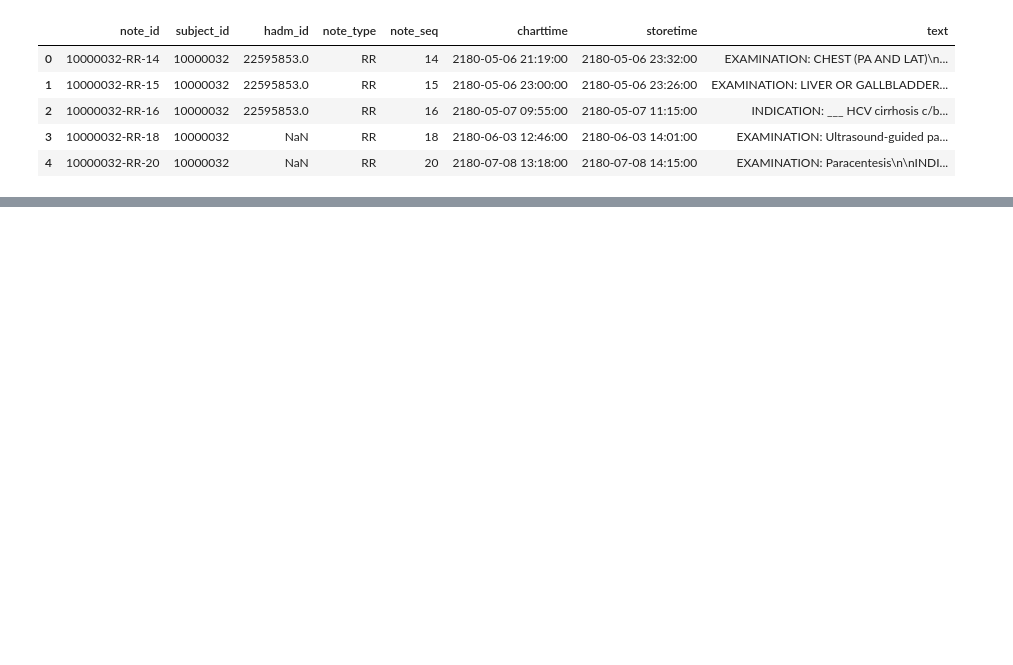
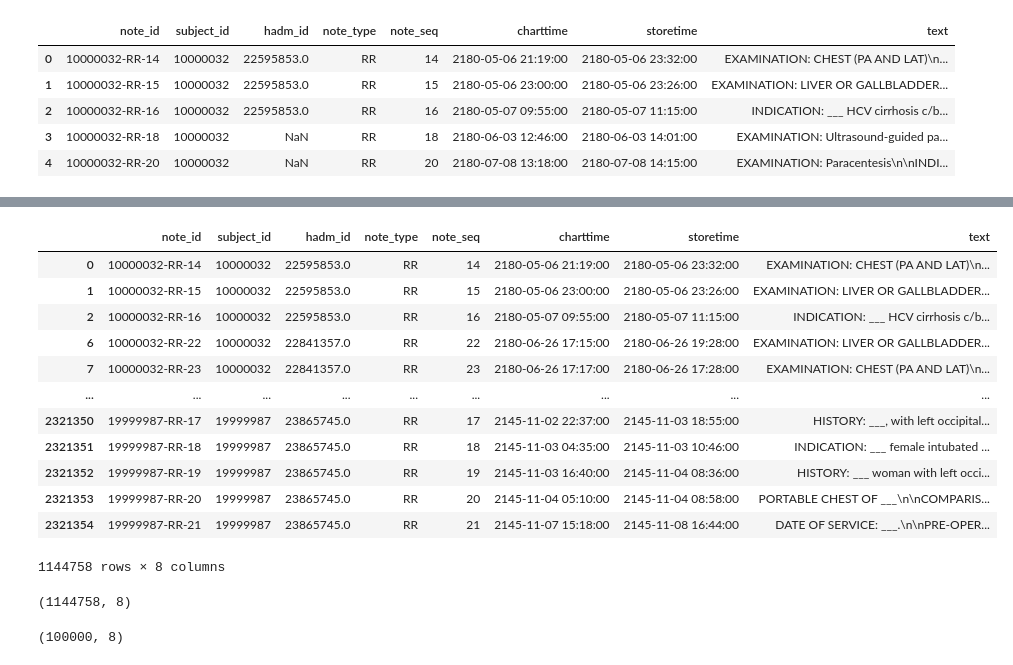
Before and after one commit to aaut0001/FIT3163-DSP, a Jupyter notebook: radiology.ipynb, the cells around one changed output, grey strips where cells are left out. Saved outputs shown, nothing was run; the diff lists cells and outputs as text; code cells hidden in the pictures; blank space fills up the shorter version.

Commit message:
updating radiology text pruning

```diff
--- a/radiology.ipynb
+++ b/radiology.ipynb
@@ -16,0 +32,23 @@ df_radiology.head(5)
+# %%
+# removing missing rows
+df_radiology_clean = df_radiology.dropna()
+# %%
+df_radiology_clean
+# %% [output]
+|  | note_id | subject_id | hadm_id | note_type | note_seq | charttime | storetime | text |
+| 0 | 10000032-RR-14 | 10000032 | 22595853.0 | RR | 14 | 2180-05-06 21:19:00 | 2180-05-06 23:32:00 | EXAMINATION: CHEST (PA AND LAT)\n... |
+| 1 | 10000032-RR-15 | 10000032 | 22595853.0 | RR | 15 | 2180-05-06 23:00:00 | 2180-05-06 23:26:00 | EXAMINATION: LIVER OR GALLBLADDER... |
+| 2 | 10000032-RR-16 | 10000032 | 22595853.0 | RR | 16 | 2180-05-07 09:55:00 | 2180-05-07 11:15:00 | INDICATION: ___ HCV cirrhosis c/b... |
+| 6 | 10000032-RR-22 | 10000032 | 22841357.0 | RR | 22 | 2180-06-26 17:15:00 | 2180-06-26 19:28:00 | EXAMINATION: LIVER OR GALLBLADDER... |
+| 7 | 10000032-RR-23 | 10000032 | 22841357.0 | RR | 23 | 2180-06-26 17:17:00 | 2180-06-26 17:28:00 | EXAMINATION: CHEST (PA AND LAT)\n... |
+| ... | ... | ... | ... | ... | ... | ... | ... | ... |
+| 2321350 | 19999987-RR-17 | 19999987 | 23865745.0 | RR | 17 | 2145-11-02 22:37:00 | 2145-11-03 18:55:00 | HISTORY: ___, with left occipital... |
+| 2321351 | 19999987-RR-18 | 19999987 | 23865745.0 | RR | 18 | 2145-11-03 04:35:00 | 2145-11-03 10:46:00 | INDICATION: ___ female intubated ... |
+| 2321352 | 19999987-RR-19 | 19999987 | 23865745.0 | RR | 19 | 2145-11-03 16:40:00 | 2145-11-04 08:36:00 | HISTORY: ___ woman with left occi... |
+| 2321353 | 19999987-RR-20 | 19999987 | 23865745.0 | RR | 20 | 2145-11-04 05:10:00 | 2145-11-04 08:58:00 | PORTABLE CHEST OF ___\n\nCOMPARIS... |
+| 2321354 | 19999987-RR-21 | 19999987 | 23865745.0 | RR | 21 | 2145-11-07 15:18:00 | 2145-11-08 16:44:00 | DATE OF SERVICE: ___.\n\nPRE-OPER... |
+1144758 rows × 8 columns
+# %%
+print(df_radiology_clean.shape)
+# %% [output]
+(1144758, 8)
@@ -16,0 +58,4 @@ df_radiology.head(5)
+# %%
+subset.shape
+# %% [output]
+(100000, 8)
```
Also changed, not shown: parts of 5 cells of this notebook.
